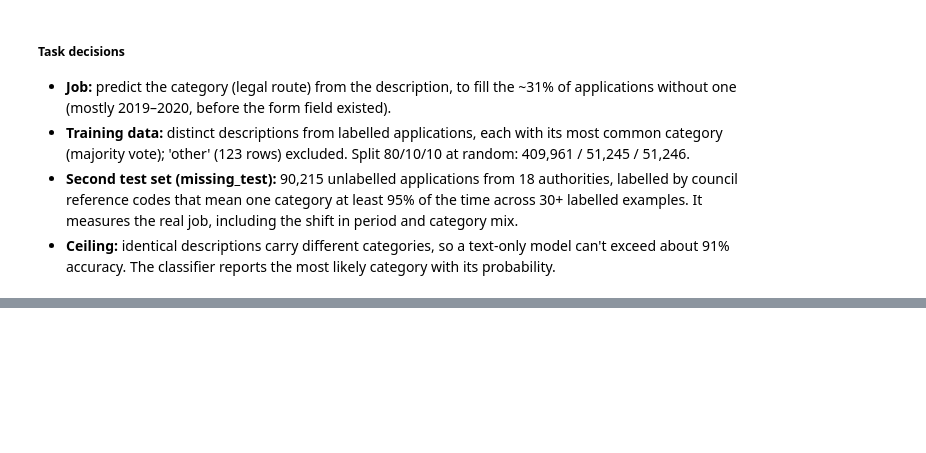
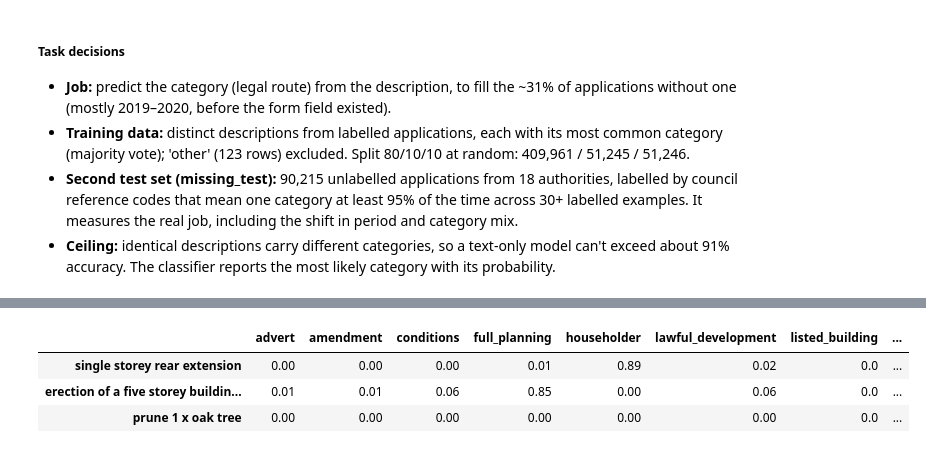
Before and after one commit to samaddmirzaa/london-planscope, a Jupyter notebook: notebooks/02_category_classifier.ipynb, the cells around one changed output, grey strips where cells are left out. Saved outputs shown, nothing was run; the diff lists cells and outputs as text; code cells hidden in the pictures; blank space fills up the shorter version.

```diff
--- a/notebooks/02_category_classifier.ipynb
+++ b/notebooks/02_category_classifier.ipynb
@@ -63,0 +196,10 @@ Name: proportion, dtype: float64
+# %%
+# The model outputs a probability for every category, not just one answer
+
+examples = ['single storey rear extension', 'erection of a five storey building comprising 20 flats', 'prune 1 x oak tree']
+pd.DataFrame(model.predict_proba(vectorizer.transform(examples)), index=examples, columns=model.classes_).round(2)
+# %% [output]
+|  | advert | amendment | conditions | full_planning | householder | lawful_development | listed_building | ... |
+| single storey rear extension | 0.00 | 0.00 | 0.00 | 0.01 | 0.89 | 0.02 | 0.0 | ... |
+| erection of a five storey buildin... | 0.01 | 0.01 | 0.06 | 0.85 | 0.00 | 0.06 | 0.0 | ... |
+| prune 1 x oak tree | 0.00 | 0.00 | 0.00 | 0.00 | 0.00 | 0.00 | 0.0 | ... |
```
Also changed, not shown: parts of 10 cells of this notebook, 3 other files.
